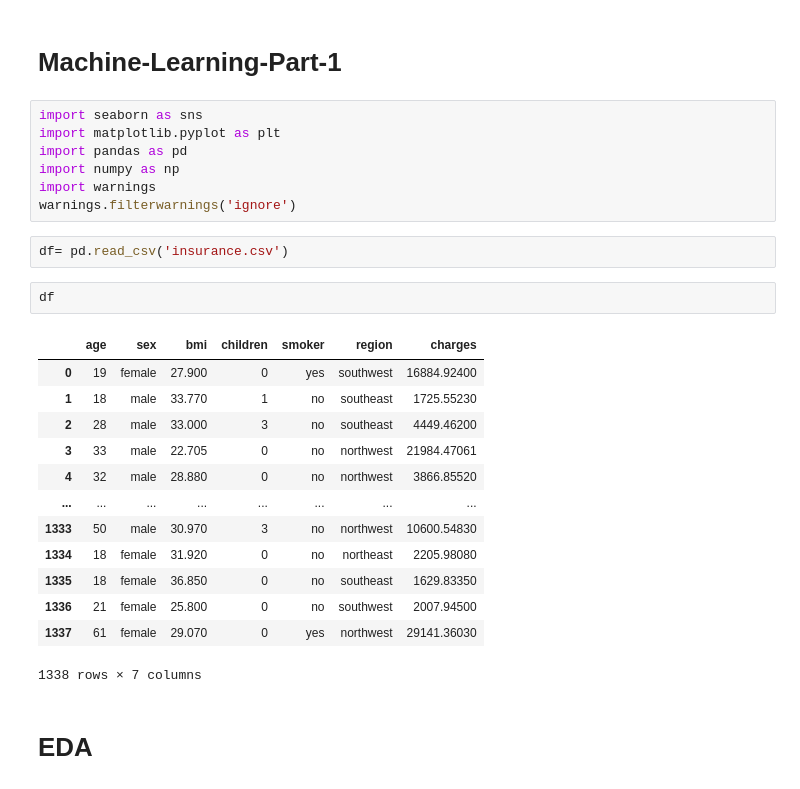
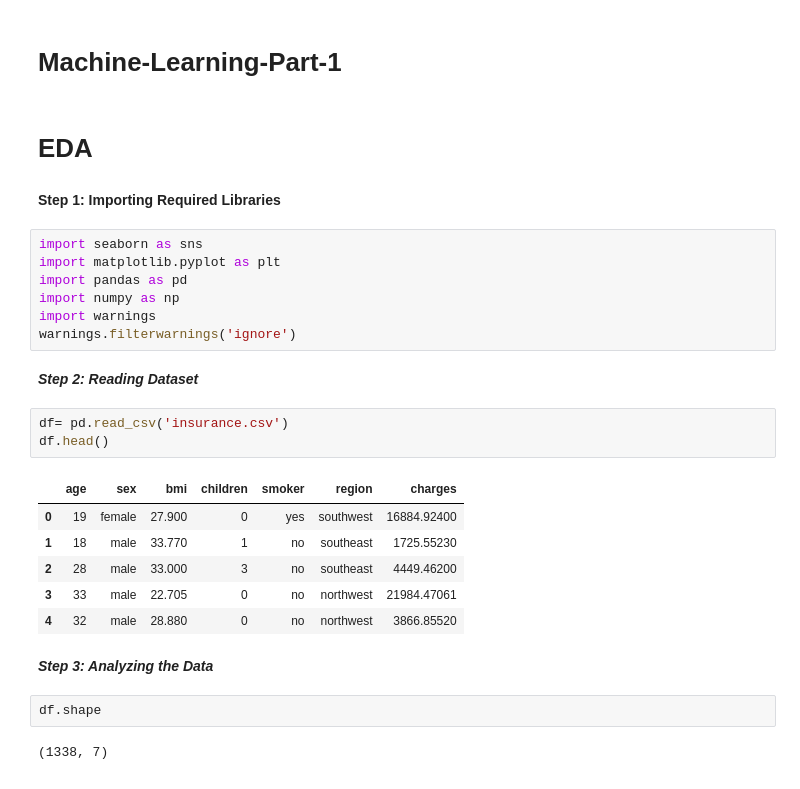
Before and after one commit to subhamsam007/Machine-Learning, a Jupyter notebook: insurance.ipynb, the cells around one changed output. Saved outputs shown, nothing was run; the diff lists cells and outputs as text.

Commit message:
Created using Colab upto step 5 of EDA

```diff
--- a/insurance.ipynb
+++ b/insurance.ipynb
@@ -2,6 +2,10 @@
 <a href="https://colab.research.google.com/github/subhamsam007/Machine-Learning/blob/main/insurance.ipynb" target="_parent"><img src="https://colab.research.google.com/assets/colab-badge.svg" alt="Open In Colab"/></a>
 # %% [markdown]
 # Machine-Learning-Part-1
+# %% [markdown]
+# EDA
+# %% [markdown]
+**Step 1: Importing Required Libraries**
 # %%
 import seaborn as sns
 import matplotlib.pyplot as plt
@@ -9,23 +13,21 @@ import pandas as pd
 import numpy as np
 import warnings
 warnings.filterwarnings('ignore')
+# %% [markdown]
+***Step 2: Reading Dataset***
 # %%
 df= pd.read_csv('insurance.csv')
+df.head()
+# %% [output]
+|  | age | sex | bmi | children | smoker | region | charges |
+| 0 | 19 | female | 27.900 | 0 | yes | southwest | 16884.92400 |
+| 1 | 18 | male | 33.770 | 1 | no | southeast | 1725.55230 |
+| 2 | 28 | male | 33.000 | 3 | no | southeast | 4449.46200 |
+| 3 | 33 | male | 22.705 | 0 | no | northwest | 21984.47061 |
+| 4 | 32 | male | 28.880 | 0 | no | northwest | 3866.85520 |
+# %% [markdown]
+***Step 3: Analyzing the Data***
 # %%
-df
+df.shape
 # %% [output]
-|  | age | sex | bmi | children | smoker | region | charges |
-| 0 | 19 | female | 27.900 | 0 | yes | southwest | 16884.92400 |
-| 1 | 18 | male | 33.770 | 1 | no | southeast | 1725.55230 |
-| 2 | 28 | male | 33.000 | 3 | no | southeast | 4449.46200 |
-| 3 | 33 | male | 22.705 | 0 | no | northwest | 21984.47061 |
-| 4 | 32 | male | 28.880 | 0 | no | northwest | 3866.85520 |
-| ... | ... | ... | ... | ... | ... | ... | ... |
-| 1333 | 50 | male | 30.970 | 3 | no | northwest | 10600.54830 |
-| 1334 | 18 | female | 31.920 | 0 | no | northeast | 2205.98080 |
-| 1335 | 18 | female | 36.850 | 0 | no | southeast | 1629.83350 |
-| 1336 | 21 | female | 25.800 | 0 | no | southwest | 2007.94500 |
-| 1337 | 61 | female | 29.070 | 0 | yes | northwest | 29141.36030 |
-1338 rows × 7 columns
+(1338, 7)
-# %% [markdown]
-# EDA
```
Also changed, not shown: parts of 9 cells of this notebook.
